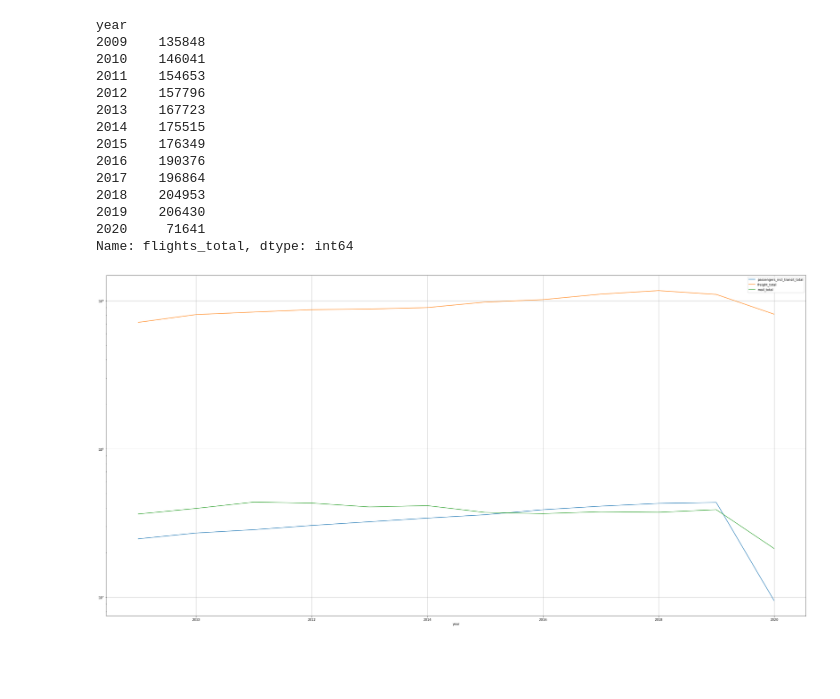
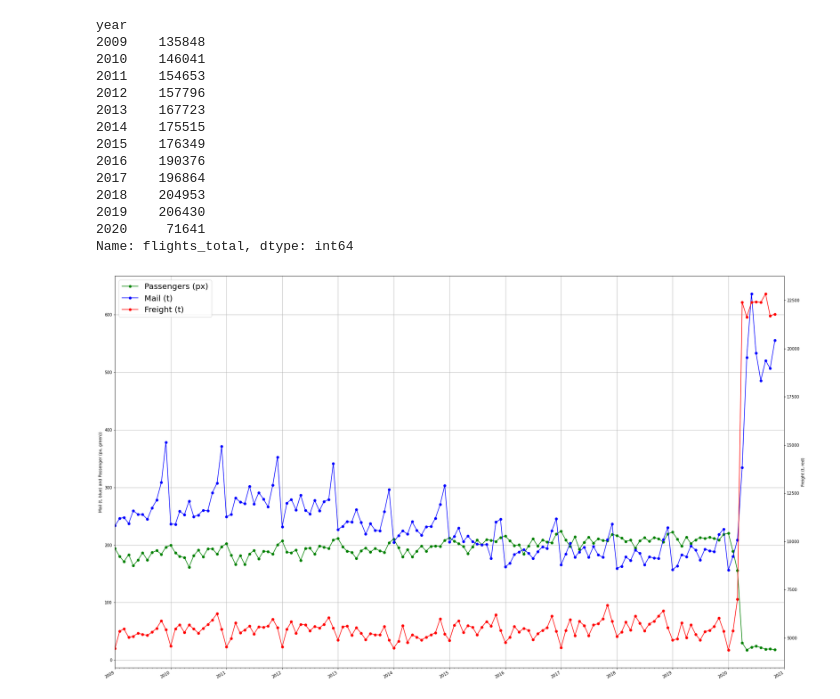
Before and after one commit to dianeyaneza/ebay-espresso, a Jupyter notebook: investigation/ratio_of_passengers_and_freight.ipynb, the cells around one changed output. Cells and saved outputs as stored; diff of their text form; code cells hidden in the pictures; blank space fills up the shorter version.

```diff
--- a/investigation/ratio_of_passengers_and_freight.ipynb
+++ b/investigation/ratio_of_passengers_and_freight.ipynb
@@ -110,9 +110,51 @@ year
 2020     71641
 Name: flights_total, dtype: int64
 # %%
-barPlot = ratioData_group[['passengers_incl_transit_total','freight_total','mail_total']].sum()
-barPlot.plot(kind='line',figsize=(40,20))
-plt.yscale('log')
-plt.grid()
+# barPlot = ratioData_group[['passengers_incl_transit_total','freight_total','mail_total']].sum()
+# barPlot.plot(kind='line',figsize=(40,20))
+# plt.yscale('log')
+# plt.grid()
-# %% [output]
-[figure, removed]
+# %%
+from matplotlib import dates as mdates
+
+years = mdates.YearLocator()   # every year
+months = mdates.MonthLocator()  # every month
+years_fmt = mdates.DateFormatter('%Y')
+
+
+fig, ax = plt.subplots(figsize=(30,20))
+lns1 = ax.plot(ratioData['date'], ratioData['passengers_per_flight'],marker='o',linestyle='-',color='g',label='Passengers (px)')
+lns2 = ax.plot(ratioData['date'], ratioData['mail_per_flight'],marker='o',linestyle='-',color='b',label='Mail (t)')
+ax2 = ax.twinx()
+lns3 = ax2.plot_date(ratioData['date'], ratioData['freight_per_flight'],linestyle='-',color='r',label='Freight (t)')
+
+# format the ticks
+ax.xaxis.set_major_locator(years)
+ax.xaxis.set_major_formatter(years_fmt)
+ax.xaxis.set_minor_locator(months)
+
+# round to nearest years.
+lastdate = ratioData['date'][len(ratioData['date'])-1]
+datemin = np.datetime64(ratioData['date'][0], 'Y')
+datemax = np.datetime64(lastdate, 'Y') + np.timedelta64(1, 'Y')
+ax.set_xlim(datemin, datemax)
+
+# format the coords message box
+ax.format_xdata = mdates.DateFormatter('%Y-%m-%d')
+ax.format_ydata = lambda x: '$%1.2f' % x  # format the price.
+ax.grid(True)
+
+ax.set_ylabel('Mail (t, blue) and Passenger (px, green))')
+ax2.set_ylabel('Freight (t, red)')
+lns = lns1+lns2+lns3
+labs = [l.get_label() for l in lns]
+ax.legend(lns, labs, loc=0, prop={'size':20})
+
+
+# rotates and right aligns the x labels, and moves the bottom of the
+# axes up to make room for them
+fig.autofmt_xdate()
+
+plt.show()
+# %% [output]
+[figure, added]
```
Also changed, not shown: parts of 2 cells of this notebook.
